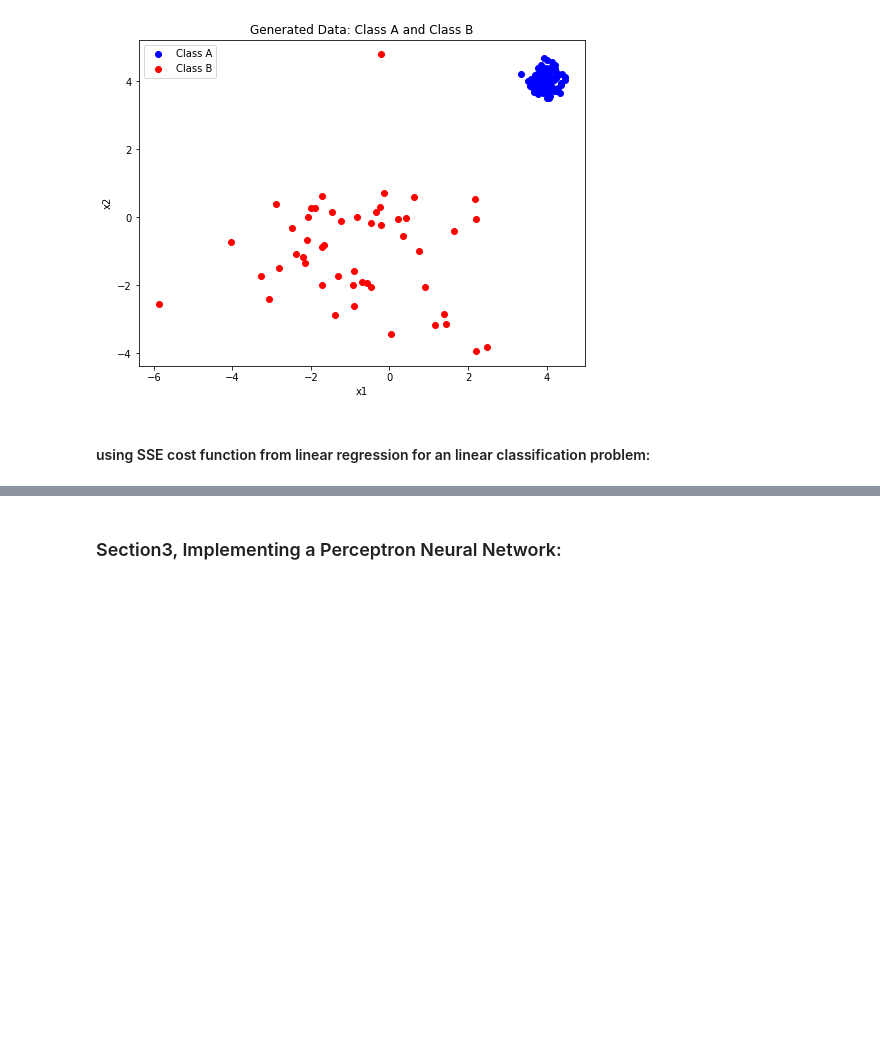
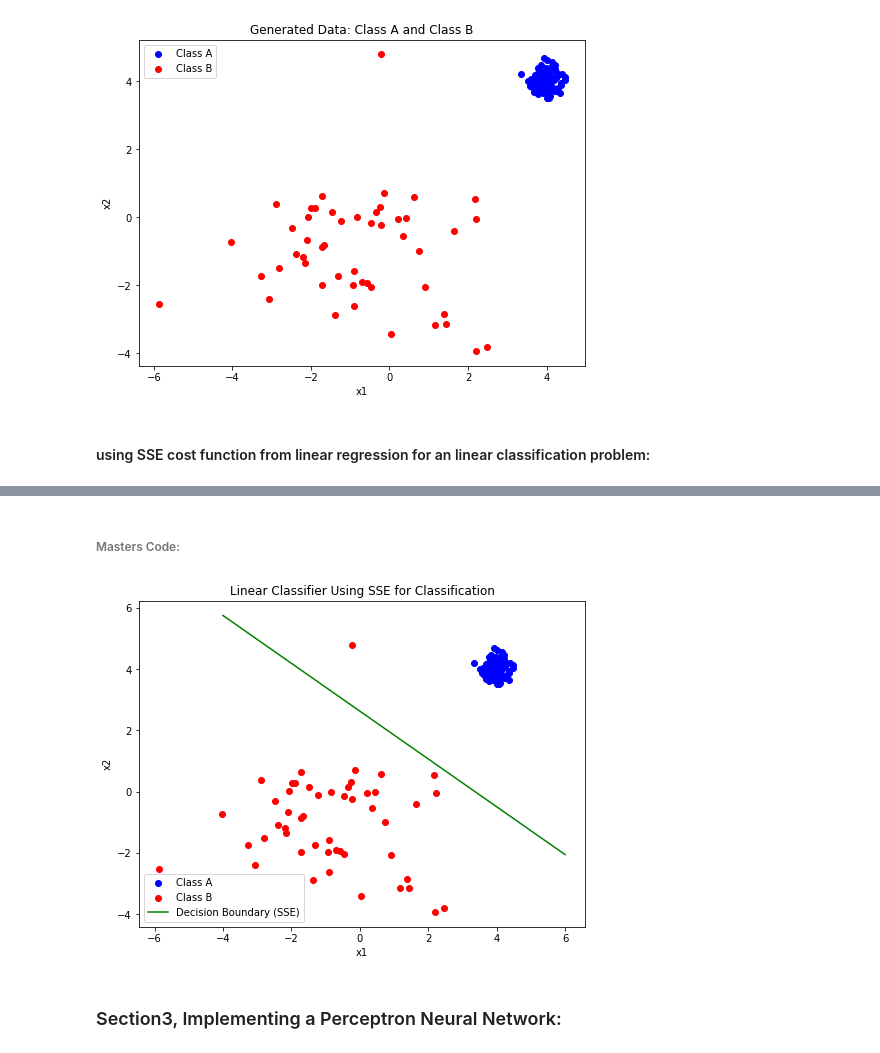
Before and after one commit to Ramtin-BeheshtAeen/intro-to-ml-code, a Jupyter notebook: introduction_to_machine_learning/session-4-Linear Classification and Perceptron Neural Network.ipynb, the cells around one changed output, grey strips where cells are left out. Drawn from its saved outputs; the diff is of its cells as text; code cells hidden in the pictures; blank space fills up the shorter version.

```diff
--- a/introduction_to_machine_learning/session-4-Linear Classification and Perceptron Neural Network.ipynb
+++ b/introduction_to_machine_learning/session-4-Linear Classification and Perceptron Neural Network.ipynb
@@ -60,2 +109,20 @@ w1 = 0.12357789840093363
+# %% [markdown]
+###### Masters Code:
+# %%
+# Plot the decision boundary: w1 * x1 + w2 * x2 + b = 0.5
+x_vals = np.linspace(-4, 6, 100)
+decision_boundary = (-w1 * x_vals - w0 + 0.5) / w2
+
+plt.figure(figsize=(8, 6))
+plt.scatter(class_A[:, 0], class_A[:, 1], label='Class A', color='blue')
+plt.scatter(class_B[:, 0], class_B[:, 1], label='Class B', color='red')
+plt.plot(x_vals, decision_boundary, label='Decision Boundary (SSE)', color='green')
+plt.title("Linear Classifier Using SSE for Classification")
+plt.xlabel("x1")
+plt.ylabel("x2")
+plt.legend()
+plt.show()
+# %% [output]
+[figure, added]
 # %% [markdown]
 ### Section3, Implementing a Perceptron Neural Network:
```
Also changed, not shown: parts of 10 cells of this notebook, 1 other file.
